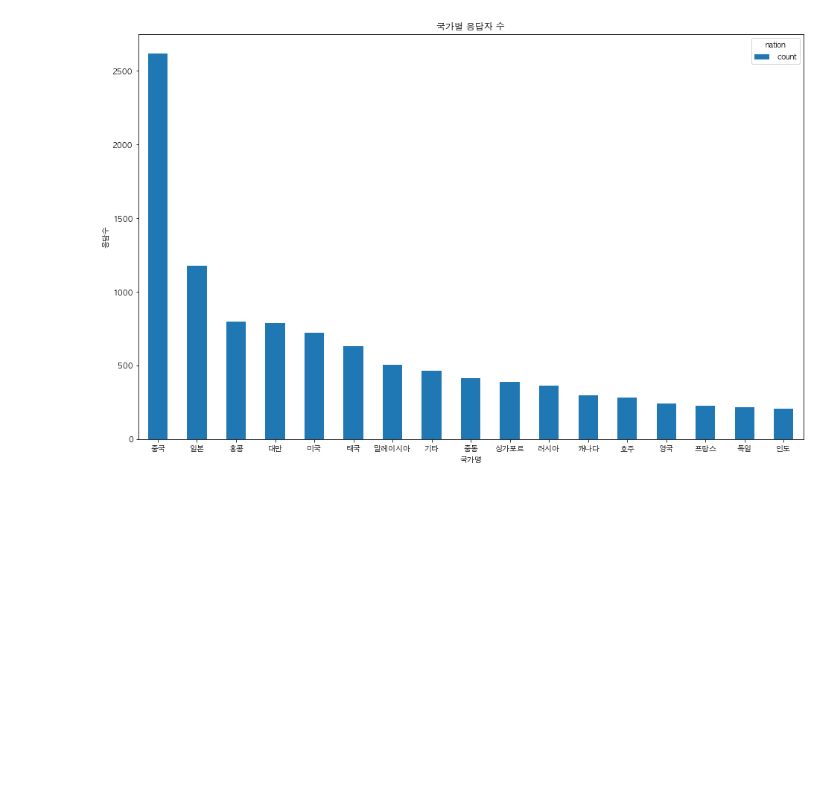
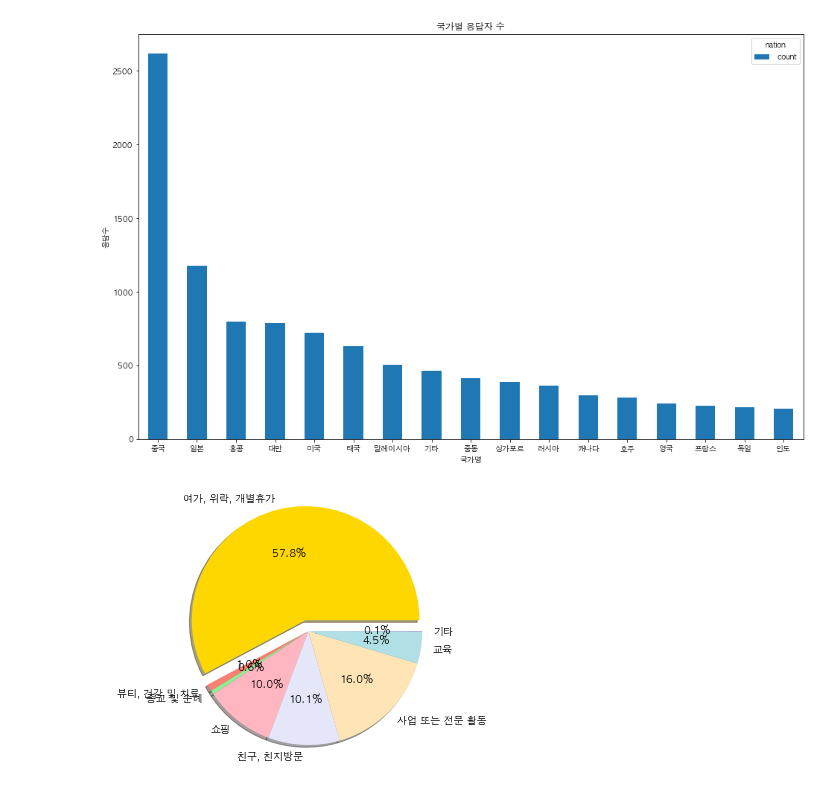
Before and after one commit to asdhgfasd1/2020, a Jupyter notebook: statistics/des_stats01.ipynb, the cells around one changed output. Saved outputs shown, nothing was run; the diff lists cells and outputs as text; code cells hidden in the pictures; blank space fills up the shorter version.

Commit message:
pie chart 추가

```diff
--- a/statistics/des_stats01.ipynb
+++ b/statistics/des_stats01.ipynb
@@ -262,3 +265,48 @@ plt.ylabel("응답수")
 plt.show()
 # %% [output]
 [figure]
+# %%
+warnings.filterwarnings("ignore", category=matplotlib.cbook.mplDeprecation)
+
+# 방문목적
+purpose_stats = filter_non.copy()
+# purpose_stats
+purpose_cnt = purpose_stats.iloc[:, 2:4].groupby('q5').count()
+pie_categories = [  '여가, 위락, 개별휴가'
+                  , '뷰티, 건강 및 치료'
+                  , '종교 및 순례'
+                  , '쇼핑'
+                  , '친구, 친지방문'
+                  , '사업 또는 전문 활동'
+                  , '교육'
+                  , '기타'
+                 ]
+
+pie_colors = [  'gold'
+              , 'salmon'
+              , 'lightgreen'
+              , 'lightpink'
+              , 'lavender'
+              , 'moccasin'
+              , 'powderblue'
+              , 'slateblue'
+             ]
+
+pie_explode = (  0.1
+               , 0
+               , 0
+               , 0
+               , 0
+               , 0
+               , 0
+               , 0
+              )
+
+# purpose_cnt
+plt.pie(purpose_cnt, labels = pie_categories, autopct='%1.1f%%', shadow=True, explode=pie_explode , colors=pie_colors)
+plt.axis('equal')
+plt.tight_layout()
+# plt.figure()
+plt.show(block=False)
+# %% [output]
+[figure, added]
```
Also changed, not shown: parts of 1 cell of this notebook.
